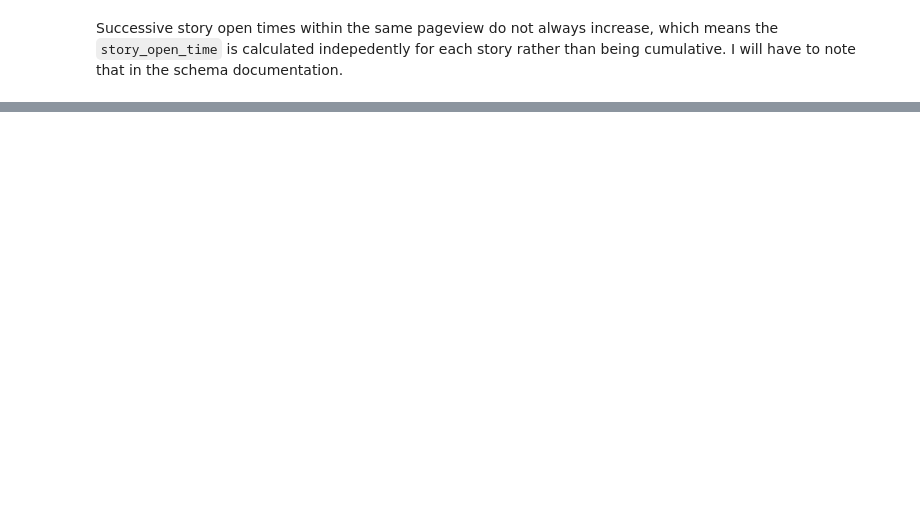
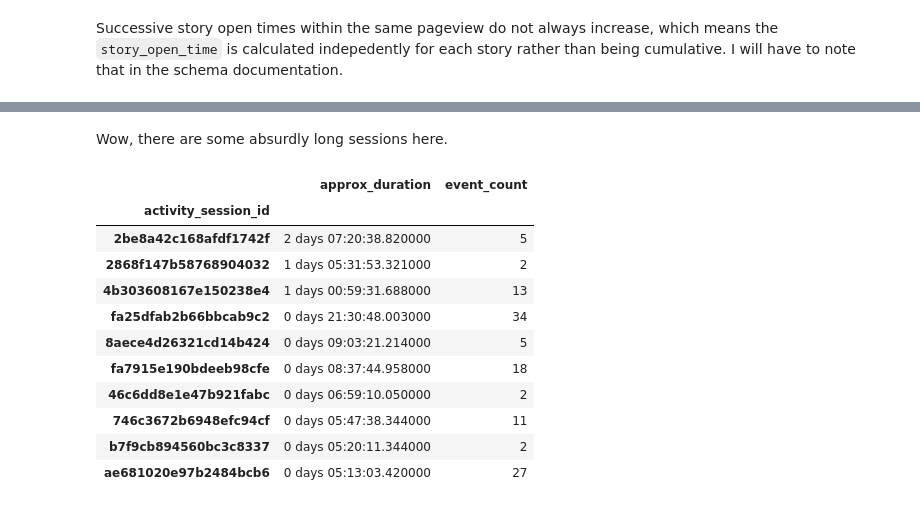
Before and after one commit to wikimedia-research/2022-Wikistories, a Jupyter notebook: work_logs/2022-10_data_check.ipynb, the cells around one changed output, grey strips where cells are left out. Drawn from its saved outputs; the diff is of its cells as text; code cells hidden in the pictures; blank space fills up the shorter version.

```diff
--- a/work_logs/2022-10_data_check.ipynb
+++ b/work_logs/2022-10_data_check.ipynb
@@ -254,0 +328,17 @@ Name: story_open_time, dtype: object
+# %% [markdown]
+Wow, there are some absurdly long sessions here.
+# %%
+session.sort_values("approx_duration", ascending=False).head(10)
+# %% [output]
+|  | approx_duration | event_count |
+| activity_session_id |  |  |
+| 2be8a42c168afdf1742f | 2 days 07:20:38.820000 | 5 |
+| 2868f147b58768904032 | 1 days 05:31:53.321000 | 2 |
+| 4b303608167e150238e4 | 1 days 00:59:31.688000 | 13 |
+| fa25dfab2b66bbcab9c2 | 0 days 21:30:48.003000 | 34 |
+| 8aece4d26321cd14b424 | 0 days 09:03:21.214000 | 5 |
+| fa7915e190bdeeb98cfe | 0 days 08:37:44.958000 | 18 |
+| 46c6dd8e1e47b921fabc | 0 days 06:59:10.050000 | 2 |
+| 746c3672b6948efc94cf | 0 days 05:47:38.344000 | 11 |
+| b7f9cb894560bc3c8337 | 0 days 05:20:11.344000 | 2 |
+| ae681020e97b2484bcb6 | 0 days 05:13:03.420000 | 27 |
```
Also changed, not shown: parts of 18 cells of this notebook.
